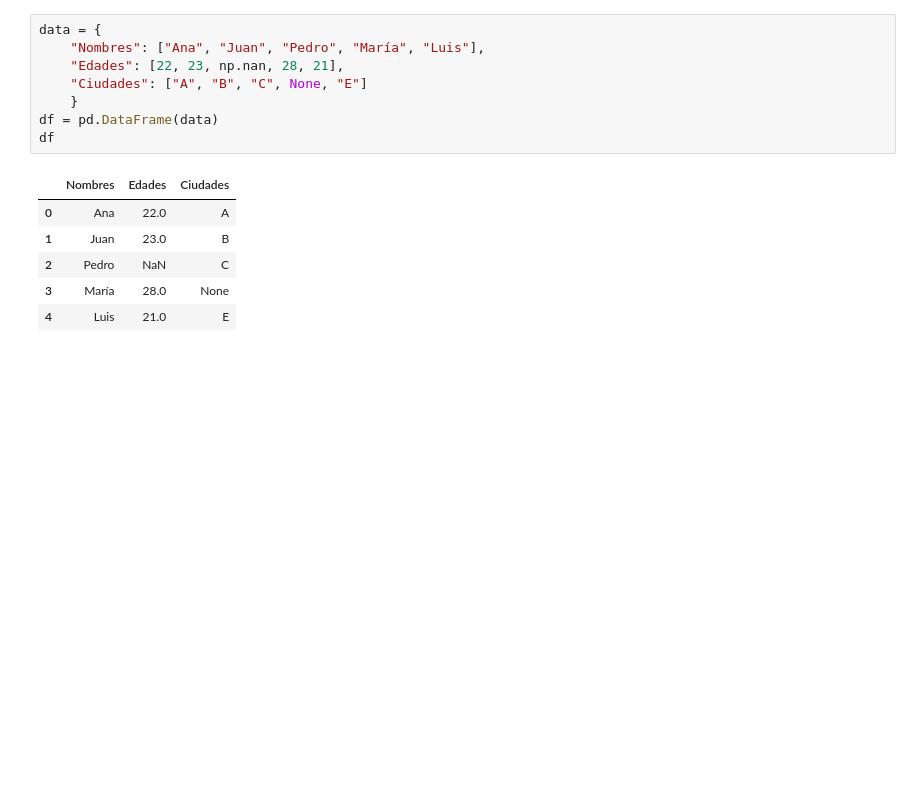
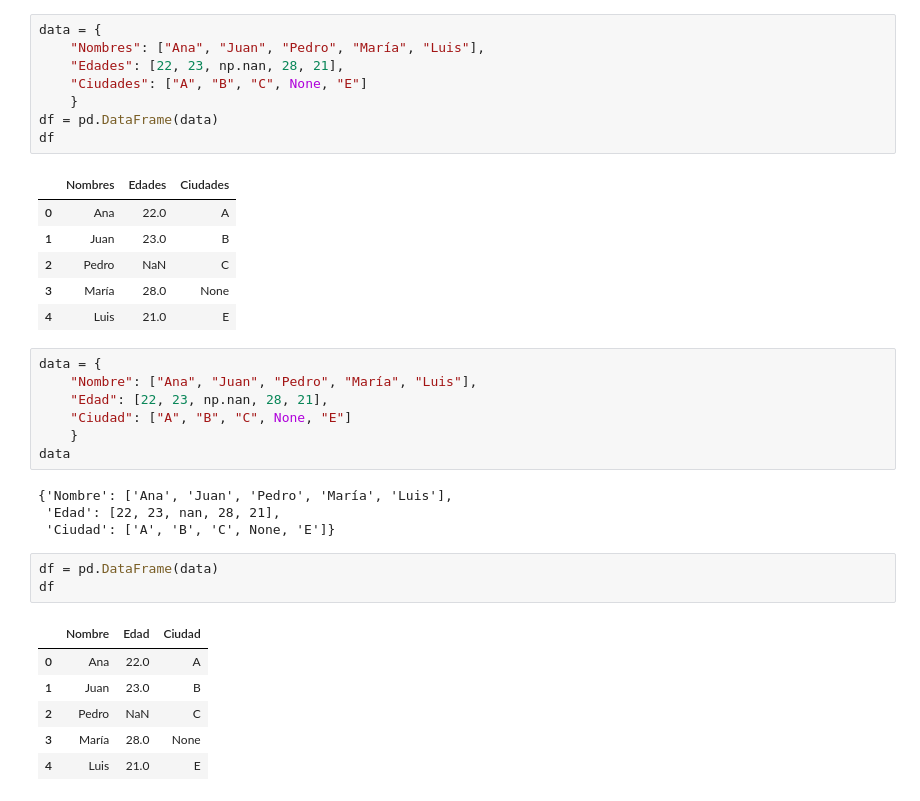
Before and after one commit to emilianostic/analisdedatos, a Jupyter notebook: datos/Scripts/AnalisisDatos.ipynb, the cells around one changed output. Saved outputs shown, nothing was run; the diff lists cells and outputs as text; blank space fills up the shorter version.

```diff
--- a/datos/Scripts/AnalisisDatos.ipynb
+++ b/datos/Scripts/AnalisisDatos.ipynb
@@ -106,3 +106,24 @@ df
 | 2 | Pedro | NaN | C |
 | 3 | María | 28.0 | None |
 | 4 | Luis | 21.0 | E |
+# %%
+data = {
+    "Nombre": ["Ana", "Juan", "Pedro", "María", "Luis"],
+    "Edad": [22, 23, np.nan, 28, 21],
+    "Ciudad": ["A", "B", "C", None, "E"]
+    }
+data
+# %% [output]
+{'Nombre': ['Ana', 'Juan', 'Pedro', 'María', 'Luis'],
+ 'Edad': [22, 23, nan, 28, 21],
+ 'Ciudad': ['A', 'B', 'C', None, 'E']}
+# %%
+df = pd.DataFrame(data)
+df
+# %% [output]
+|  | Nombre | Edad | Ciudad |
+| 0 | Ana | 22.0 | A |
+| 1 | Juan | 23.0 | B |
+| 2 | Pedro | NaN | C |
+| 3 | María | 28.0 | None |
+| 4 | Luis | 21.0 | E |
```
Also changed, not shown: parts of 29 cells of this notebook.
